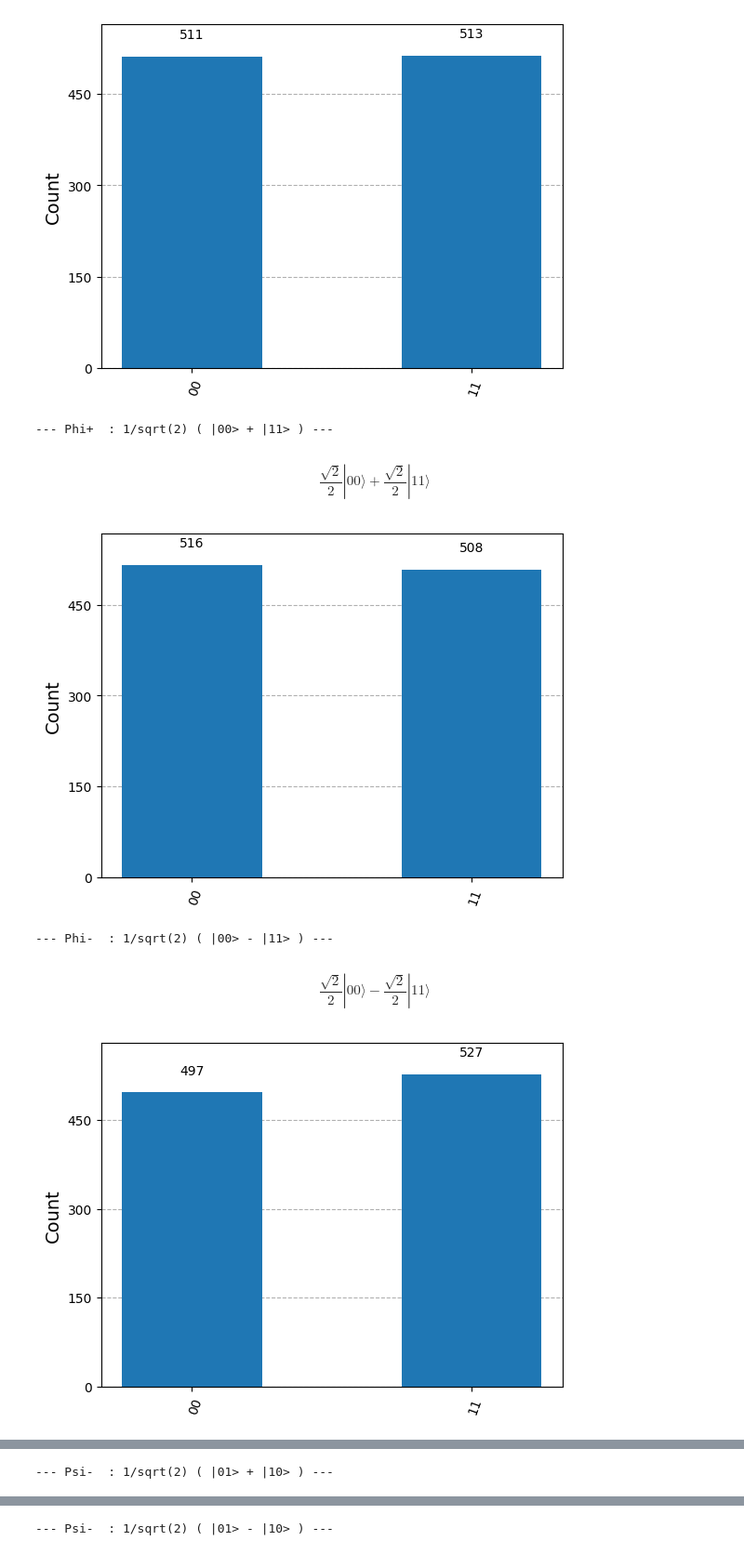
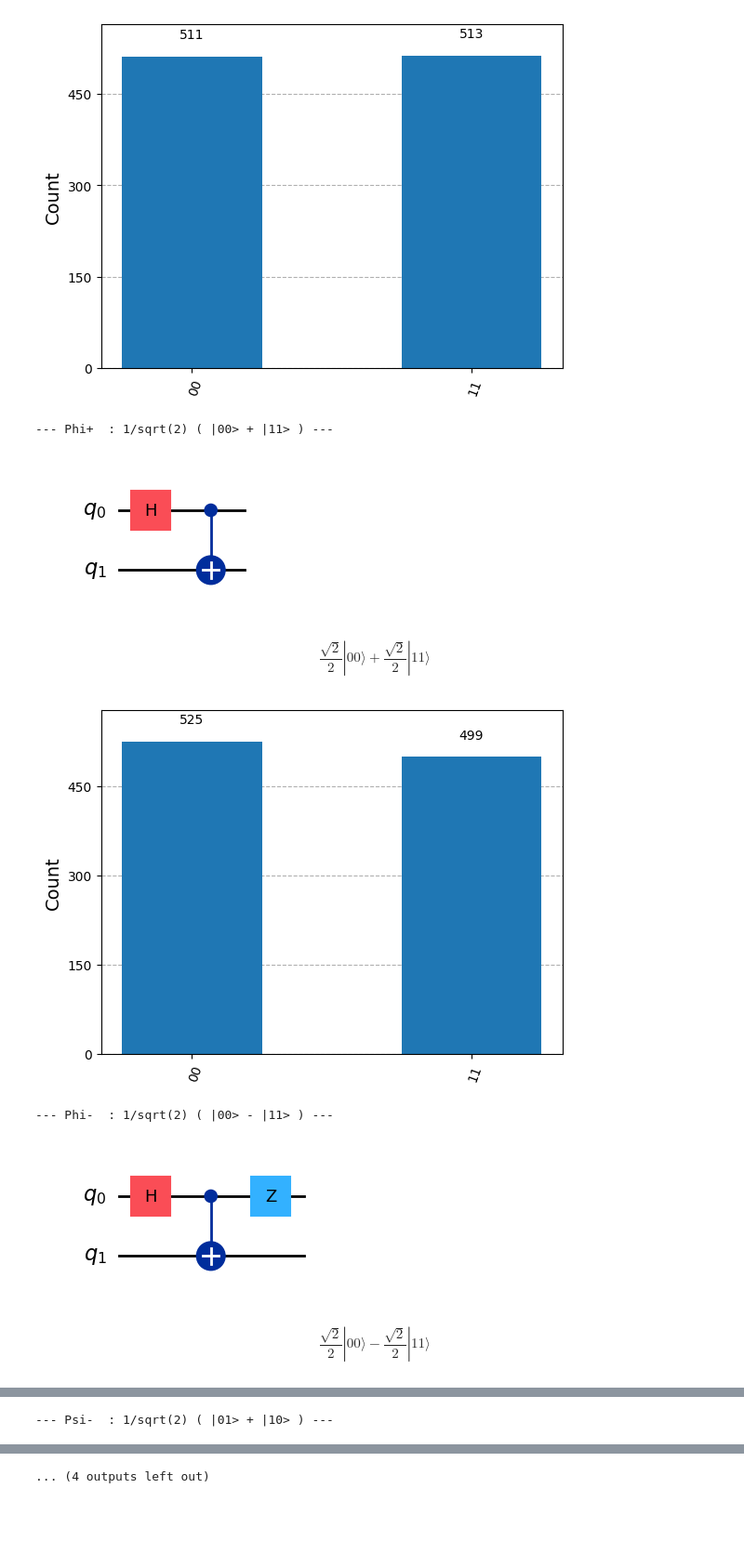
Before and after one commit to ahhlxlx/SIT-UofG-QC, a Jupyter notebook: QC-Lab1.ipynb, the cells around one changed output, grey strips where cells are left out. Shown at 93% size. Cells and saved outputs as stored; diff of their text form; code cells hidden in the pictures; blank space fills up the shorter version.

```diff
--- a/QC-Lab1.ipynb
+++ b/QC-Lab1.ipynb
@@ -205,6 +205,8 @@ plot_histogram(counts)
 # Function to draw and display
 def simulate_and_show(circuit, label):
     print(f"\n--- {label} ---")
+
+    display(circuit.draw("mpl"))
 
     # Check state vector BEFORE measurement
     state = Statevector.from_int(0, 4)
@@ -222,35 +224,36 @@ def simulate_and_show(circuit, label):
 
 # Bell state1: 1/sqrt(2) ( |00> + |11> )
 bellState1 = QuantumCircuit(2)
 bellState1.h(0)
 bellState1.cx(0,1) # cx means CNOT because it's a controlled version of x (negation)
 simulate_and_show(bellState1, "Phi+  : 1/sqrt(2) ( |00> + |11> )")
 
 # Bell state 2: 1/sqrt(2) ( |00> - |11> )
 bellState2 = QuantumCircuit(2)
 bellState2.h(0)
 bellState2.cx(0,1)
 bellState2.z(0)
 simulate_and_show(bellState2, "Phi-  : 1/sqrt(2) ( |00> - |11> )")
 
 # Bell state 3: 1/sqrt(2) ( |01> + |10> )
 bellState3 = QuantumCircuit(2)
 bellState3.h(0)
 bellState3.cx(0,1)
 bellState3.x(1)
 simulate_and_show(bellState3, "Psi-  : 1/sqrt(2) ( |01> + |10> )")
 
 # Bell state 4: /sqrt(2) ( |01> - |10> )
 bellState4 = QuantumCircuit(2)
 bellState4.h(0)
 bellState4.cx(0,1)
 bellState4.x(1)
 bellState4.z(0)
 simulate_and_show(bellState4, "Psi-  : 1/sqrt(2) ( |01> - |10> )")
 # %% [output]
 --- Phi+  : 1/sqrt(2) ( |00> + |11> ) ---
+[figure, new version]
 $$\frac{\sqrt{2}}{2} |00\rangle+\frac{\sqrt{2}}{2} |11\rangle$$
-[figure, old version]
+[figure, new version]
 --- Phi-  : 1/sqrt(2) ( |00> - |11> ) ---
+[figure, new version]
 $$\frac{\sqrt{2}}{2} |00\rangle- \frac{\sqrt{2}}{2} |11\rangle$$
-[figure, old version]
@@ -260 +265 @@ $$\frac{\sqrt{2}}{2} |01\rangle+\frac{\sqrt{2}}{2} |10\rangle$$
---- Psi-  : 1/sqrt(2) ( |01> - |10> ) ---
+... (4 outputs left out)
```
Also changed, not shown: parts of 1 cell of this notebook.
